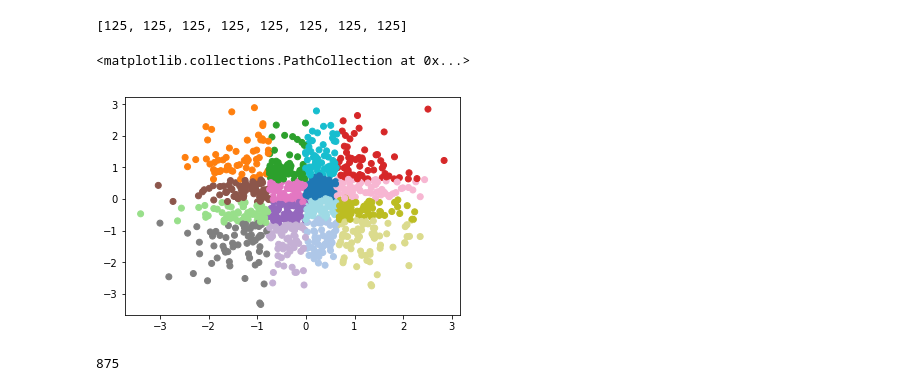
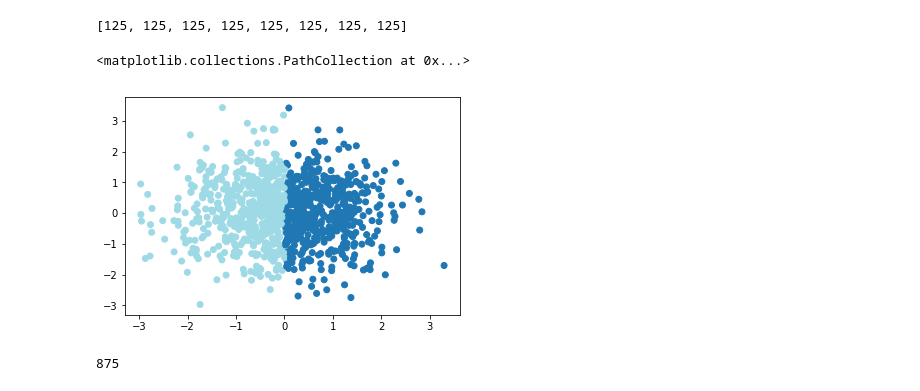
Before and after one commit to bendemeo/hopper, a Jupyter notebook: test.ipynb, the cells around one changed output. Cells and saved outputs as stored; diff of their text form; code cells hidden in the pictures.

```diff
--- a/test.ipynb
+++ b/test.ipynb
@@ -122,19 +161,19 @@ th.get_vdict()
 # %% [output]
 [125, 125, 125, 125, 125, 125, 125, 125]
 # %%
-partitions = RPartition(rgauss, max_partition_size=100)
+partitions = RPartition(rgauss, max_partition_size=500)
 cells = np.array(range(rgauss.shape[0]))
 for i,p in enumerate(partitions):
     for row in p:
         cells[row] = i
 le = LabelEncoder()
 cells = [str(x) for x in cells]
 le.fit(cells)
 cs = le.transform(cells)
 plt.scatter(rgauss[:,0],rgauss[:,1], c=cs, cmap='tab20')
 # %% [output]
 <matplotlib.collections.PathCollection at 0x...>
-[figure, old version]
+[figure, new version]
 # %%
 len(np.unique(partitions))
 # %% [output]
```
Also changed, not shown: parts of 12 cells of this notebook, 2 other files.
